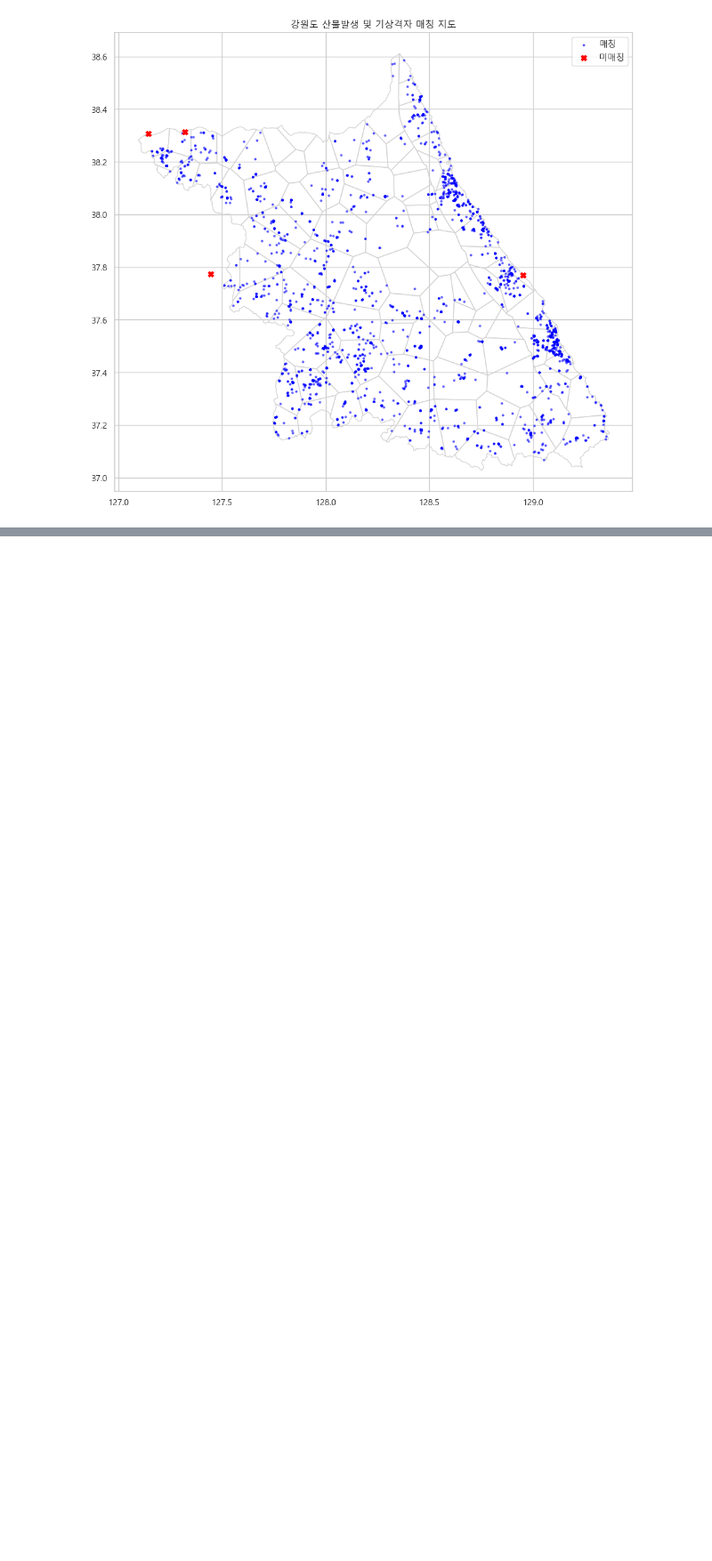
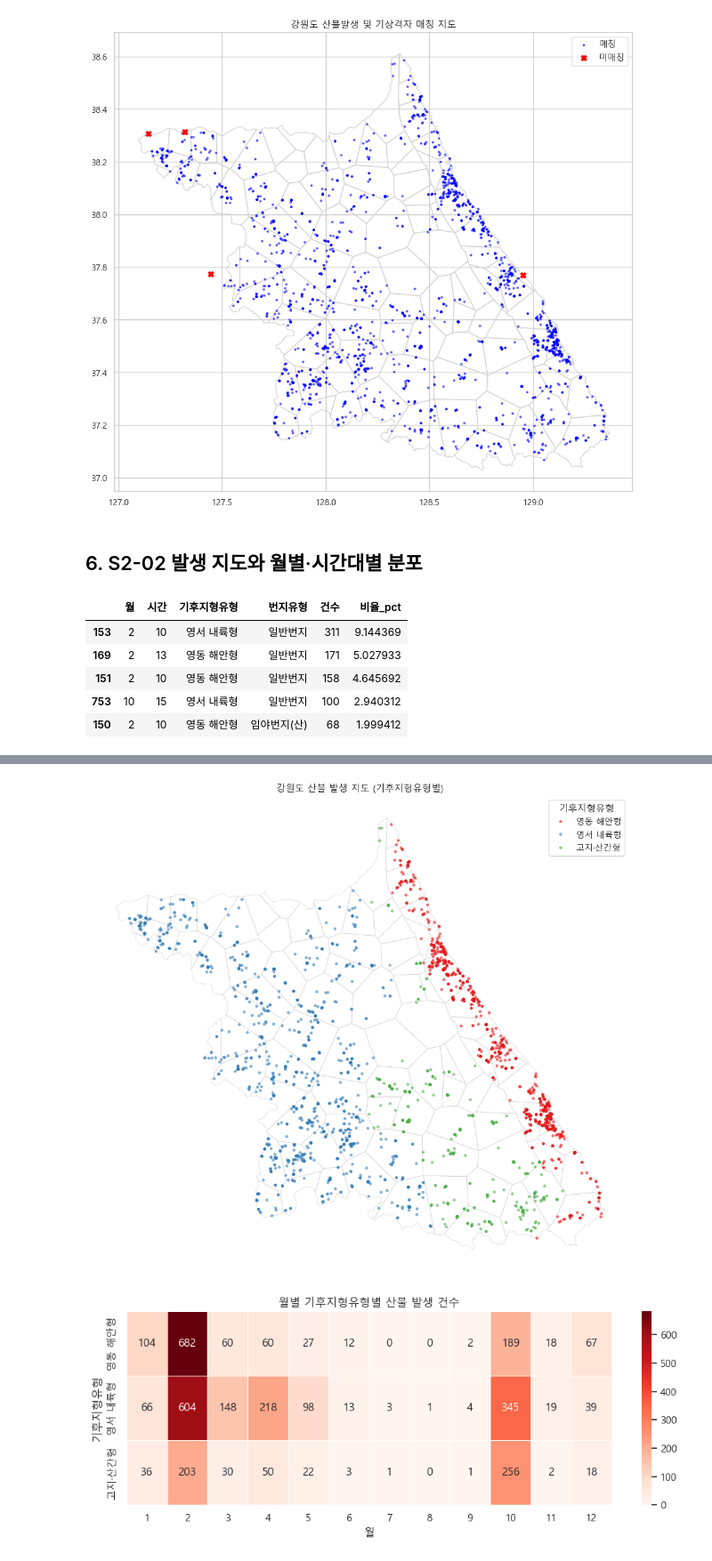
Before and after one commit to Max-JI64/farm-system-public-02, a Jupyter notebook: jsw/강원_재_EDA/Step2_강원도_산불발생_날씨지수_대조군재분석.ipynb, the cells around one changed output, grey strips where cells are left out. Shown at 89% size. Cells and saved outputs as stored; diff of their text form; code cells hidden in the pictures; blank space fills up the shorter version.

```diff
--- a/jsw/강원_재_EDA/Step2_강원도_산불발생_날씨지수_대조군재분석.ipynb
+++ b/jsw/강원_재_EDA/Step2_강원도_산불발생_날씨지수_대조군재분석.ipynb
@@ -215,3 +215,81 @@ plt.show()
 | 3051 | F_010665 | 2021-05-11 13:00:00 |
 | 3190 | F_010893 | 2020-04-16 13:00:00 |
 [figure]
+# %% [markdown]
+## 6. S2-02 발생 지도와 월별·시간대별 분포
+# %%
+import seaborn as sns
+import matplotlib.pyplot as plt
+import pandas as pd
+
+import numpy as np
+
+# 1. 매칭된 산불 데이터 필터링 및 기후지형유형 결합
+fire_matched = fire_joined.dropna(subset=['기상셀ID']).copy()
+fire_matched = fire_matched.merge(climate_type[['기상셀ID', '기후지형유형']], on='기상셀ID', how='left')
+
+# 범주형 순서 고정
+climate_order = ['영동 해안형', '영서 내륙형', '고지·산간형']
+fire_matched['기후지형유형'] = pd.Categorical(fire_matched['기후지형유형'], categories=climate_order, ordered=True)
+
+bungi_order = ['임야번지(산)', '일반번지']
+fire_matched['번지유형'] = pd.Categorical(fire_matched['번지유형'], categories=bungi_order, ordered=True)
+
+# 2. 결과표 생성 (월, 시간, 유형별 건수)
+agg_counts = fire_matched.groupby(['월', '시간', '기후지형유형', '번지유형'], observed=False).size().reset_index(name='건수')
+agg_counts = agg_counts[agg_counts['건수'] > 0]
+agg_counts['비율_pct'] = (agg_counts['건수'] / len(fire_matched)) * 100
+
+display(agg_counts.sort_values(by='건수', ascending=False).head())
+agg_counts.to_csv("outputs/Step2/tables/S2-02_monthly_hourly_type_counts.csv", index=False, encoding='utf-8-sig')
+
+monthly_region = fire_matched.groupby(['월', '기후지형유형'], observed=False).size().unstack(fill_value=0)
+display(monthly_region)
+
+# 3. 산불 발생 지도 (권역별 색상)
+fig, ax = plt.subplots(figsize=(10, 10))
+weather_grid.plot(ax=ax, facecolor="none", edgecolor="lightgray", linewidth=0.5)
+sns.scatterplot(
+    data=fire_matched,
+    x=fire_matched.geometry.x,
+    y=fire_matched.geometry.y,
+    hue='기후지형유형',
+    palette='Set1',
+    s=15,
+    alpha=0.6,
+    edgecolor='none',
+    ax=ax
+)
+ax.set_title("강원도 산불 발생 지도 (기후지형유형별)")
+ax.set_axis_off()
+plt.tight_layout()
+plt.savefig("outputs/Step2/plots/S2-02_fire_map.png", dpi=300)
+plt.show()
+
+# 4. 월 × 기후지형유형 Heatmap
+plt.figure(figsize=(10, 4))
+sns.heatmap(monthly_region.T, annot=True, fmt='d', cmap='Reds', linewidths=.5)
+plt.title("월별 기후지형유형별 산불 발생 건수")
+plt.ylabel("기후지형유형")
+plt.xlabel("월")
+plt.tight_layout()
+plt.savefig("outputs/Step2/plots/S2-02_month_type_heatmap.png", dpi=300)
+plt.show()
+
+# 5. 시간대별 분포 Plot
+plt.figure(figsize=(12, 5))
+sns.countplot(data=fire_matched, x='시간', hue='기후지형유형', palette='Set1')
+plt.title("시간대별 기후지형유형별 산불 발생 건수")
+plt.xlabel("시간 (0~23)")
+plt.ylabel("건수")
+plt.legend(title='기후지형유형')
+plt.tight_layout()
+plt.savefig("outputs/Step2/plots/S2-02_hourly_plot.png", dpi=300)
+plt.show()
+# %% [output]
+|  | 월 | 시간 | 기후지형유형 | 번지유형 | 건수 | 비율_pct |
+| 153 | 2 | 10 | 영서 내륙형 | 일반번지 | 311 | 9.144369 |
+| 169 | 2 | 13 | 영동 해안형 | 일반번지 | 171 | 5.027933 |
+| 151 | 2 | 10 | 영동 해안형 | 일반번지 | 158 | 4.645692 |
+| 753 | 10 | 15 | 영서 내륙형 | 일반번지 | 100 | 2.940312 |
+| 150 | 2 | 10 | 영동 해안형 | 임야번지(산) | 68 | 1.999412 |
@@ -217,0 +310,2 @@ plt.show()
+[figure, added]
+[figure, added]
```
Also changed, not shown: parts of 1 cell of this notebook, 5 other files.
